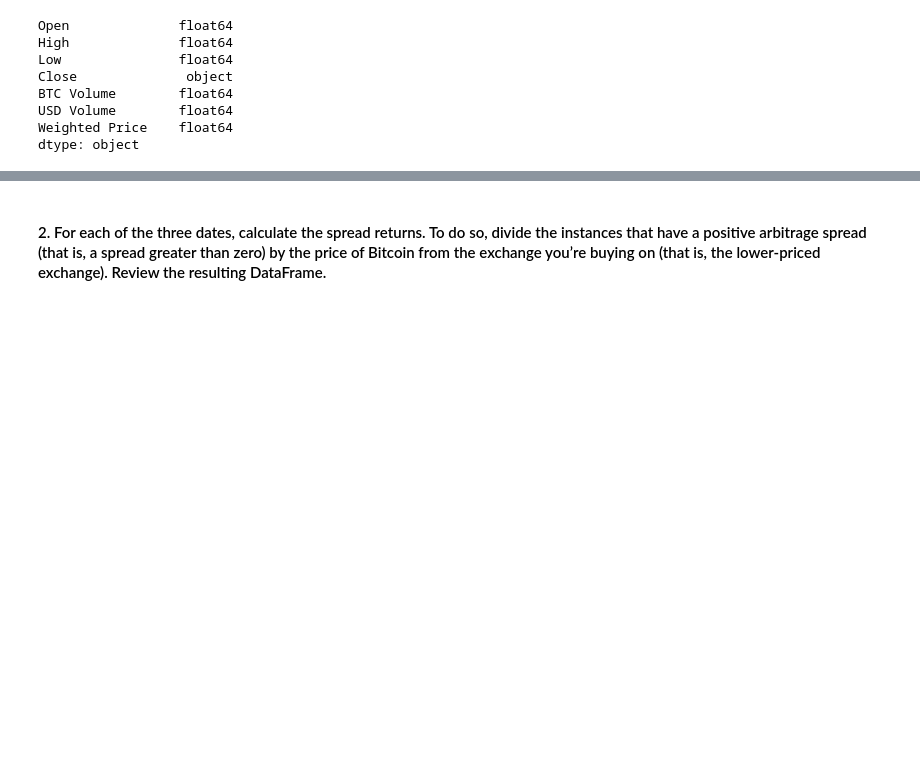
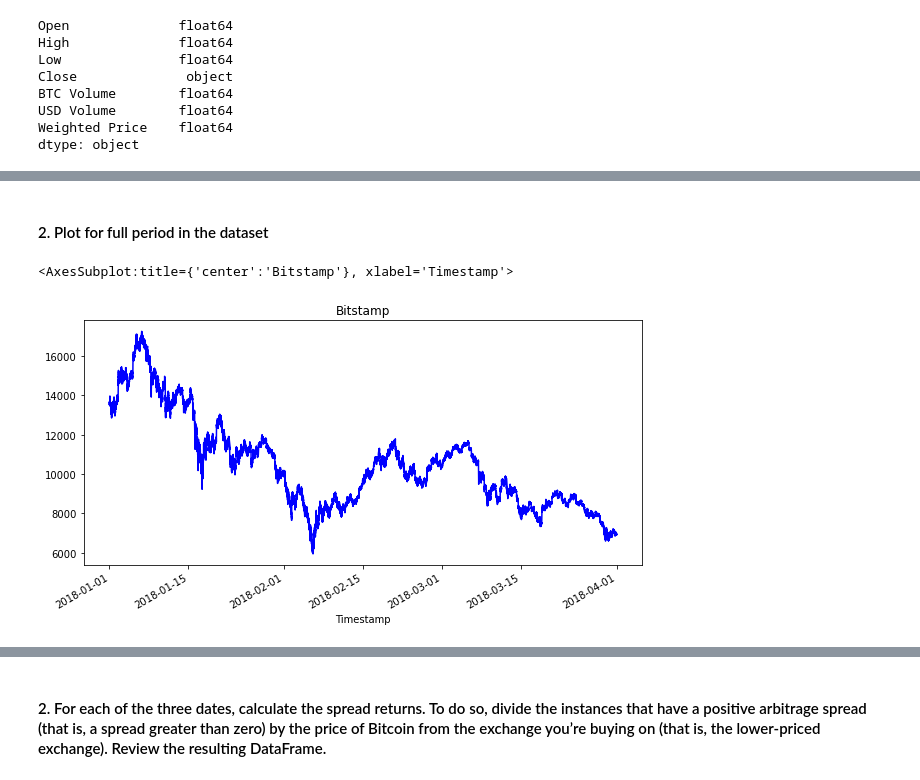
Before and after one commit to shivangiuw/Challenge3_arbitrage, a Jupyter notebook: crypto_arbitrage.ipynb, the cells around one changed output, grey strips where cells are left out. Saved outputs shown, nothing was run; the diff lists cells and outputs as text; code cells hidden in the pictures; blank space fills up the shorter version.

```diff
--- a/crypto_arbitrage.ipynb
+++ b/crypto_arbitrage.ipynb
@@ -127,7 +93,7 @@ USD Volume        473
 Weighted Price    473
 dtype: int64
 # %%
-bitstamp.dropna()
+bitstamp = bitstamp.dropna().copy()
 bitstamp
 # %% [output]
 |  | Open | High | Low | Close | BTC Volume | USD Volume | Weighted Price |
@@ -349,0 +202,6 @@ arbitrage_spread_early = # YOUR CODE HERE
+# %%
+ #Use loc or iloc to select `Timestamp (the index)` and `Close` from bitstamp DataFrame
+bitstamp_sliced = bitstamp.loc[:,'Close']
+
+# Review the first five rows of the DataFrame
+bitstamp_sliced.head()
@@ -349,0 +267,9 @@ arbitrage_spread_early = # YOUR CODE HERE
+# %% [markdown]
+#### 2. Plot for full period in the dataset
+# %%
+# Create a line plot for the bitstamp DataFrame for the full length of time in the dataset
+# with the figure size, title, and color tailored to each visualization
+bitstamp_sliced.plot(figsize=(10, 5), title="Bitstamp", color="blue")
+# %% [output]
+<AxesSubplot:title={'center':'Bitstamp'}, xlabel='Timestamp'>
+[figure, added]
```
Also changed, not shown: parts of 127 cells of this notebook.
